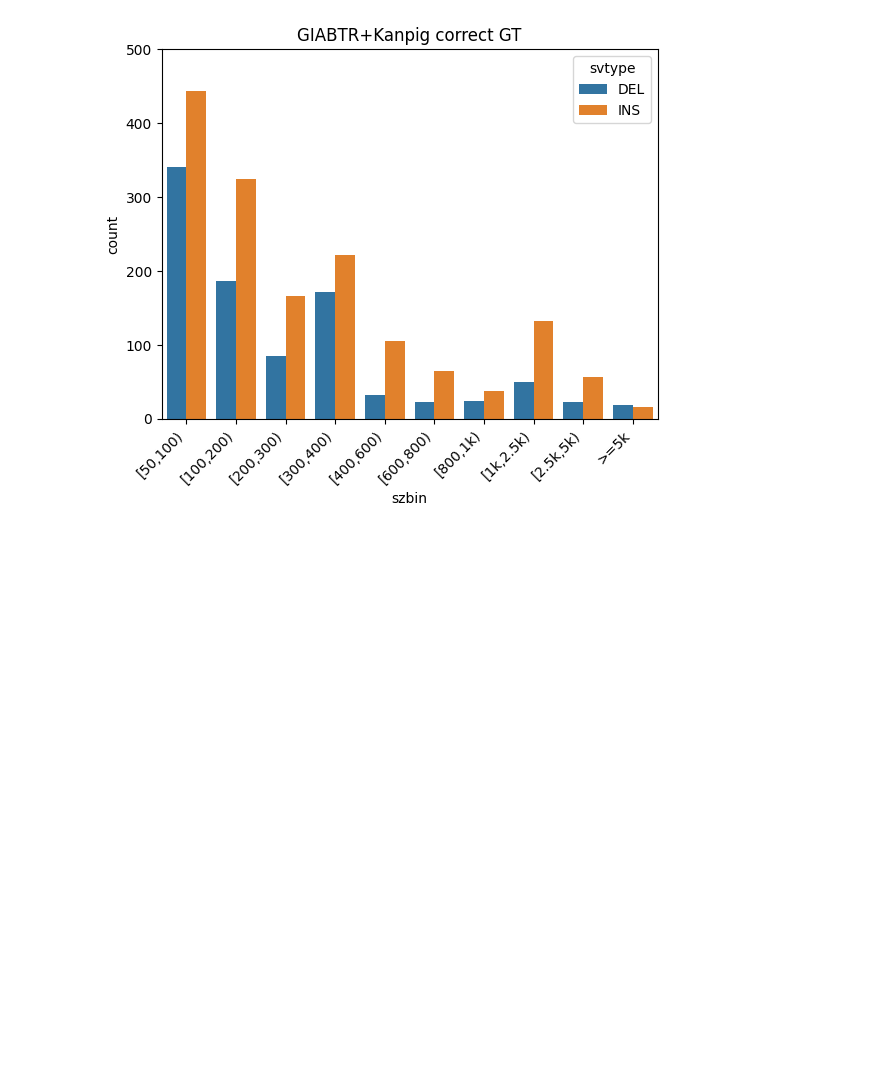
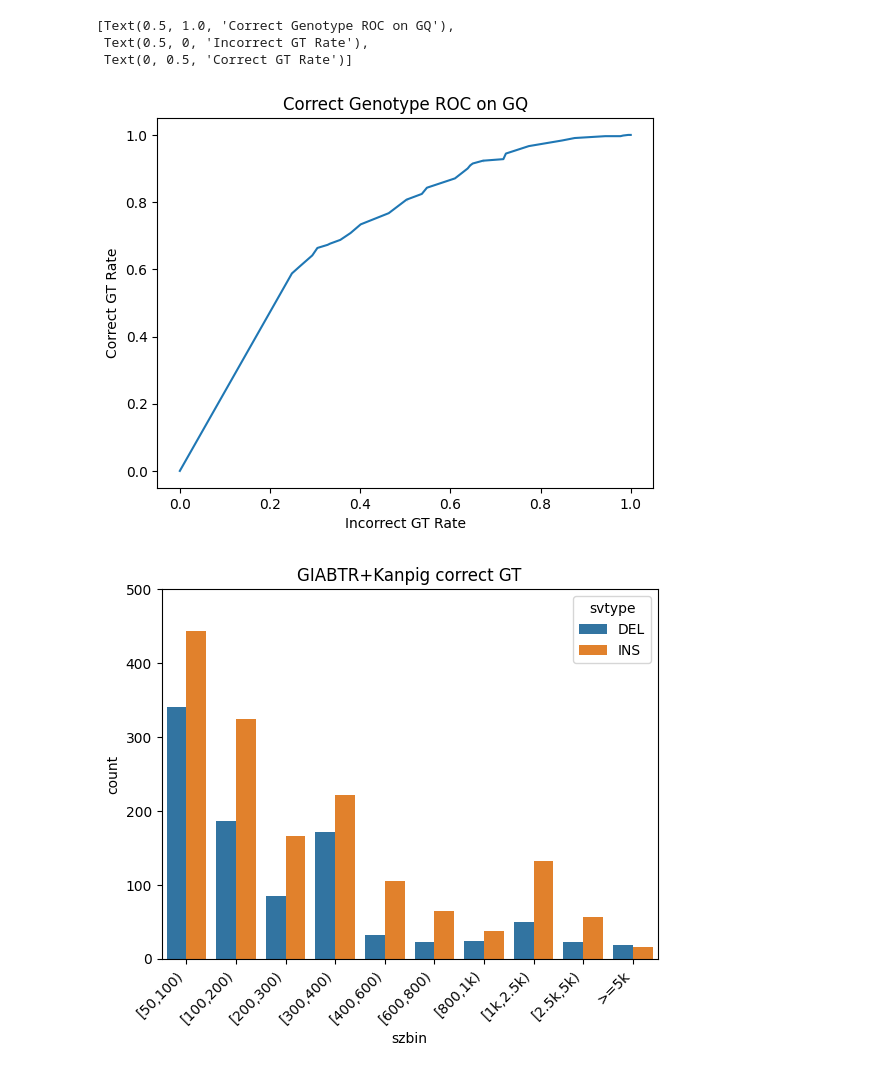
Before and after one commit to ACEnglish/kanpig, a Jupyter notebook: experiments/Analysis.ipynb, the cells around one changed output. Saved outputs shown, nothing was run; the diff lists cells and outputs as text; code cells hidden in the pictures; blank space fills up the shorter version.

```diff
--- a/experiments/Analysis.ipynb
+++ b/experiments/Analysis.ipynb
@@ -10,3 +48,11 @@ import truvari
+# %%
+p = sb.lineplot(x=falseposrate_noskill, y=trueposrate_noskill)
+p.set(title="Correct Genotype ROC on GQ", xlabel="Incorrect GT Rate", ylabel="Correct GT Rate")
+# %% [output]
+[Text(0.5, 1.0, 'Correct Genotype ROC on GQ'),
+ Text(0.5, 0, 'Incorrect GT Rate'),
+ Text(0, 0.5, 'Correct GT Rate')]
+[figure, added]
 # %%
 p = sb.countplot(data=data[data['GTMatch']==0], x="szbin", hue="svtype", hue_order=["DEL", "INS"], order=truvari.SZBINS[8:])
 plt.xticks(rotation=45, ha='right')
```
Also changed, not shown: parts of 8 cells of this notebook, 4 other files.
